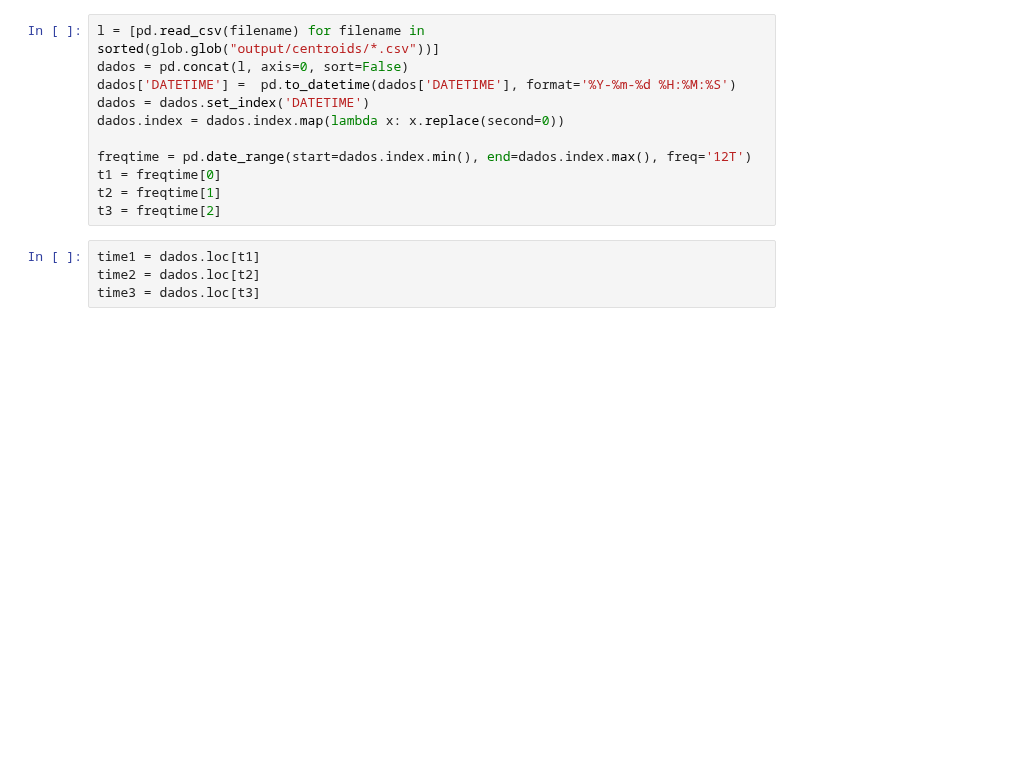
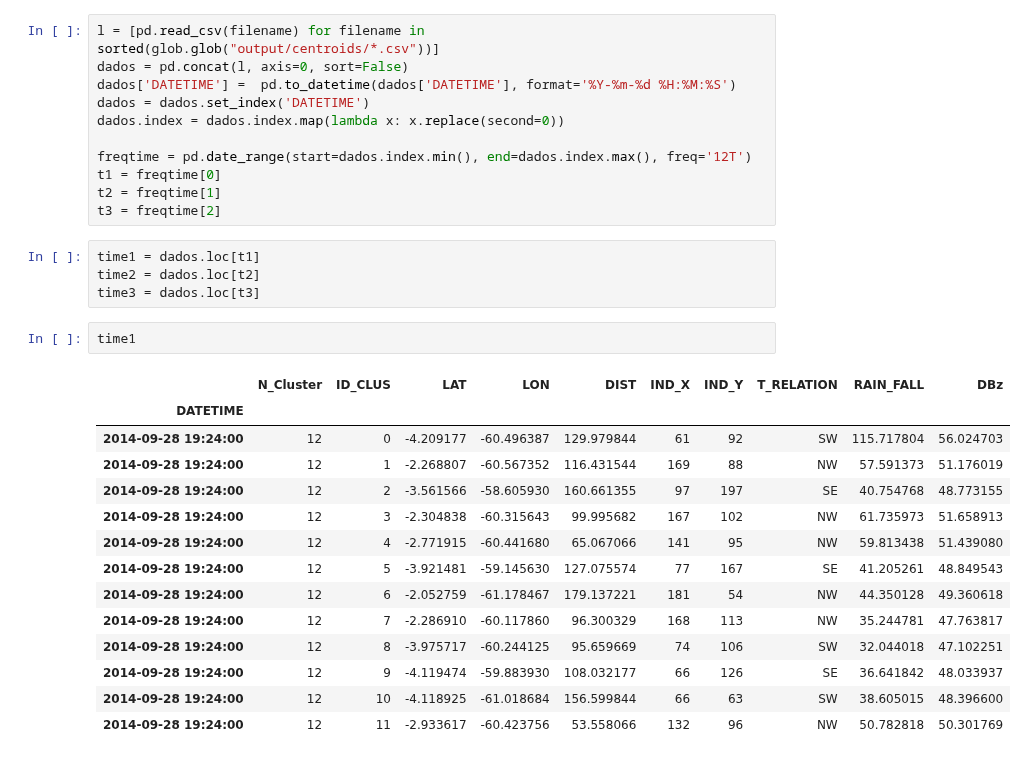
Before and after one commit to helvecioneto/CAP-394, a Jupyter notebook: 03-TRACKING-BY-HIERACLUST.ipynb, the cells around one changed output. Saved outputs shown, nothing was run; the diff lists cells and outputs as text; blank space fills up the shorter version.

```diff
--- a/03-TRACKING-BY-HIERACLUST.ipynb
+++ b/03-TRACKING-BY-HIERACLUST.ipynb
@@ -20,3 +19,20 @@ t3 = freqtime[2]
 time1 = dados.loc[t1]
 time2 = dados.loc[t2]
 time3 = dados.loc[t3]
+# %%
+time1
+# %% [output]
+|  | N_Cluster | ID_CLUS | LAT | LON | DIST | IND_X | IND_Y | T_RELATION | RAIN_FALL | DBz |
+| DATETIME |  |  |  |  |  |  |  |  |  |  |
+| 2014-09-28 19:24:00 | 12 | 0 | -4.209177 | -60.496387 | 129.979844 | 61 | 92 | SW | 115.717804 | 56.024703 |
+| 2014-09-28 19:24:00 | 12 | 1 | -2.268807 | -60.567352 | 116.431544 | 169 | 88 | NW | 57.591373 | 51.176019 |
+| 2014-09-28 19:24:00 | 12 | 2 | -3.561566 | -58.605930 | 160.661355 | 97 | 197 | SE | 40.754768 | 48.773155 |
+| 2014-09-28 19:24:00 | 12 | 3 | -2.304838 | -60.315643 | 99.995682 | 167 | 102 | NW | 61.735973 | 51.658913 |
+| 2014-09-28 19:24:00 | 12 | 4 | -2.771915 | -60.441680 | 65.067066 | 141 | 95 | NW | 59.813438 | 51.439080 |
+| 2014-09-28 19:24:00 | 12 | 5 | -3.921481 | -59.145630 | 127.075574 | 77 | 167 | SE | 41.205261 | 48.849543 |
+| 2014-09-28 19:24:00 | 12 | 6 | -2.052759 | -61.178467 | 179.137221 | 181 | 54 | NW | 44.350128 | 49.360618 |
+| 2014-09-28 19:24:00 | 12 | 7 | -2.286910 | -60.117860 | 96.300329 | 168 | 113 | NW | 35.244781 | 47.763817 |
+| 2014-09-28 19:24:00 | 12 | 8 | -3.975717 | -60.244125 | 95.659669 | 74 | 106 | SW | 32.044018 | 47.102251 |
+| 2014-09-28 19:24:00 | 12 | 9 | -4.119474 | -59.883930 | 108.032177 | 66 | 126 | SE | 36.641842 | 48.033937 |
+| 2014-09-28 19:24:00 | 12 | 10 | -4.118925 | -61.018684 | 156.599844 | 66 | 63 | SW | 38.605015 | 48.396600 |
+| 2014-09-28 19:24:00 | 12 | 11 | -2.933617 | -60.423756 | 53.558066 | 132 | 96 | NW | 50.782818 | 50.301769 |
```
Also changed, not shown: parts of 45 cells of this notebook, 1 other file.
